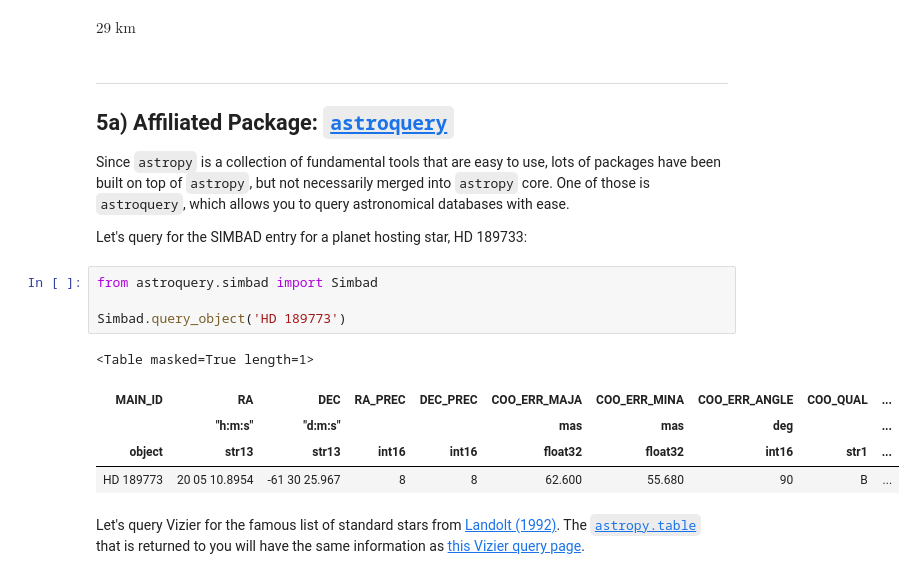
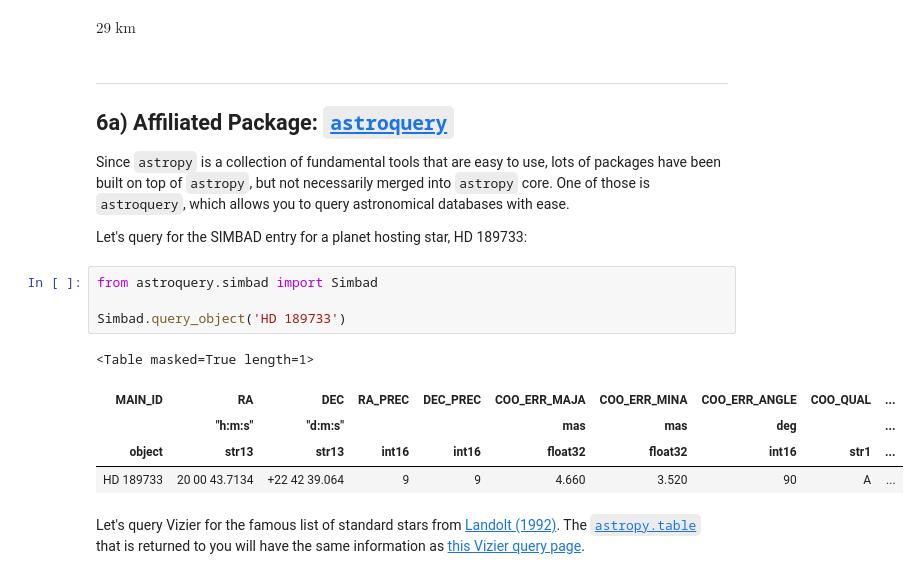
Before and after one commit to bmorris3/2016_astro_bootcamp, a Jupyter notebook: intro_to_astropy.ipynb, the cells around one changed output. Drawn from its saved outputs; the diff is of its cells as text.

```diff
--- a/intro_to_astropy.ipynb
+++ b/intro_to_astropy.ipynb
@@ -402,7 +417,7 @@ $29 \; \mathrm{km}$
 ***
 
 
-## 5a) Affiliated Package: [`astroquery`](http://astroquery.readthedocs.org)
+## 6a) Affiliated Package: [`astroquery`](http://astroquery.readthedocs.org)
 
 Since `astropy` is a collection of fundamental tools that are easy to use, lots of packages have been built on top of `astropy`, but not necessarily merged into `astropy` core. One of those is `astroquery`, which allows you to query astronomical databases with ease.
 
@@ -410,13 +425,13 @@ Let's query for the SIMBAD entry for a planet hosting star, HD 189733:
 # %%
 from astroquery.simbad import Simbad
 
-Simbad.query_object('HD 189773')
+Simbad.query_object('HD 189733')
 # %% [output]
 <Table masked=True length=1>
 | MAIN_ID | RA | DEC | RA_PREC | DEC_PREC | COO_ERR_MAJA | COO_ERR_MINA | COO_ERR_ANGLE | COO_QUAL | ... |
 |  | "h:m:s" | "d:m:s" |  |  | mas | mas | deg |  | ... |
 | object | str13 | str13 | int16 | int16 | float32 | float32 | int16 | str1 | ... |
-| HD 189773 | 20 05 10.8954 | -61 30 25.967 | 8 | 8 | 62.600 | 55.680 | 90 | B | ... |
+| HD 189733 | 20 00 43.7134 | +22 42 39.064 | 9 | 9 | 4.660 | 3.520 | 90 | A | ... |
 # %% [markdown]
 Let's query Vizier for the famous list of standard stars from [Landolt (1992)](http://adsabs.harvard.edu/abs/1992AJ....104..340L). The [`astropy.table`](http://astropy.readthedocs.org/en/latest/table/) that is returned to you will have the same information as [this Vizier query page](http://vizier.u-strasbg.fr/viz-bin/VizieR-3?-source=II/183A/table2).
 # %%
```
Also changed, not shown: parts of 12 cells of this notebook, 1 other file.
